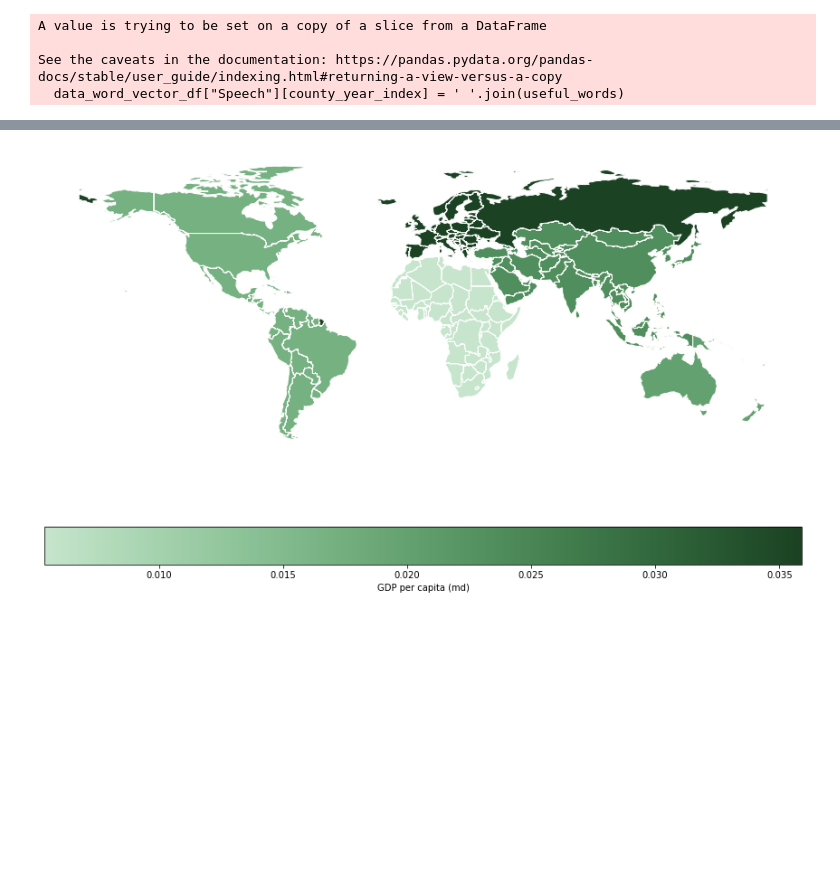
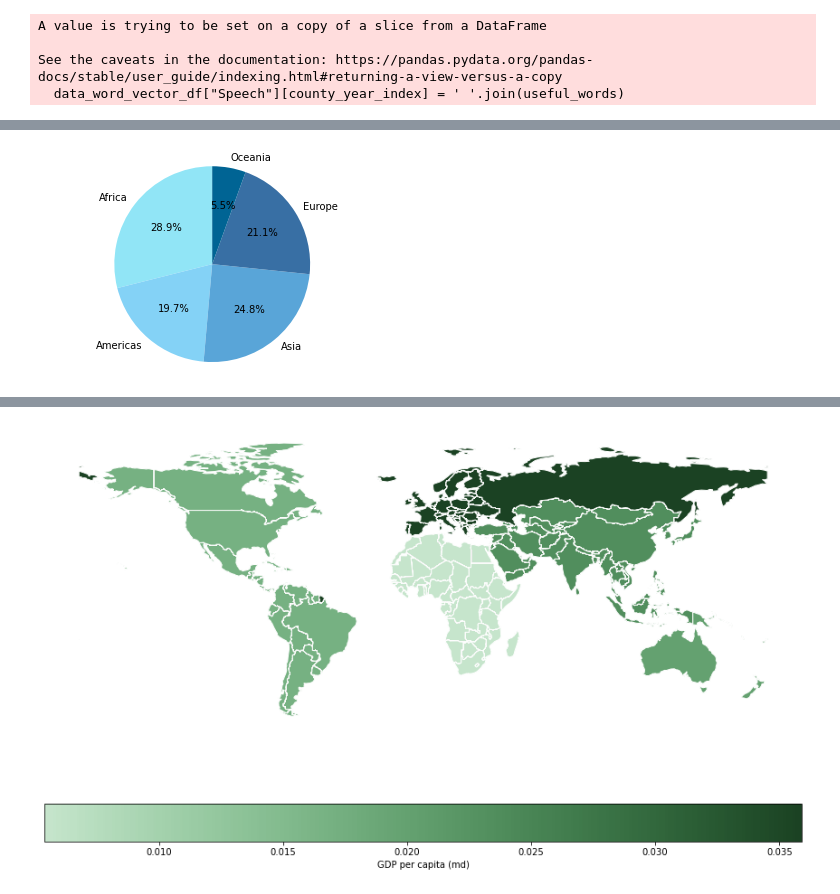
Before and after one commit to Ilna/Debates_And_WorldHappiness_Datasets_Classification, a Jupyter notebook: Final.ipynb, the cells around one changed output, grey strips where cells are left out. Drawn from its saved outputs; the diff is of its cells as text; code cells hidden in the pictures; blank space fills up the shorter version.

```diff
--- a/Final.ipynb
+++ b/Final.ipynb
@@ -196,0 +183,2 @@ ax.figure.savefig('Figure2.eps')
+# %%
+number_of_speeches_per_region = speech_and_countryName_df.groupby(['Region Name'])['Country or Area'].count()
@@ -197 +207,11 @@ ax.figure.savefig('Figure2.eps')
+# %%
+fig2, ax1 = plt.subplots()
+ax1.pie(number_of_speeches_per_region.values, labels=number_of_speeches_per_region.index, autopct='%1.1f%%',
+        shadow=False, startangle=90, colors = ['#91e5f6','#84d2f6', '#59a5d8', '#386fa4', '#006494' ])
+ax1.axis('equal')  # Equal aspect ratio ensures that pie is drawn as a circle.
+
+ax1.figure.savefig('Figure2.eps')
+plt.show()
+# %% [output]
+[figure, added]
 # %% [markdown]
```
Also changed, not shown: parts of 22 cells of this notebook.
